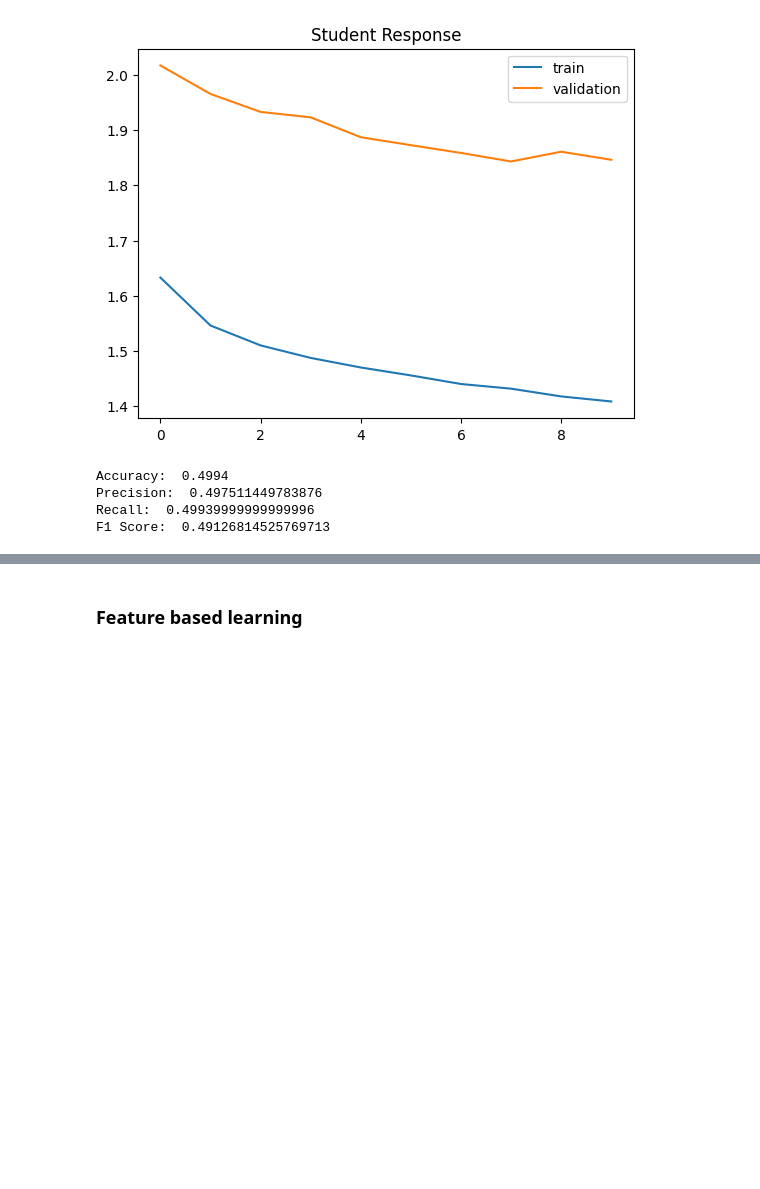
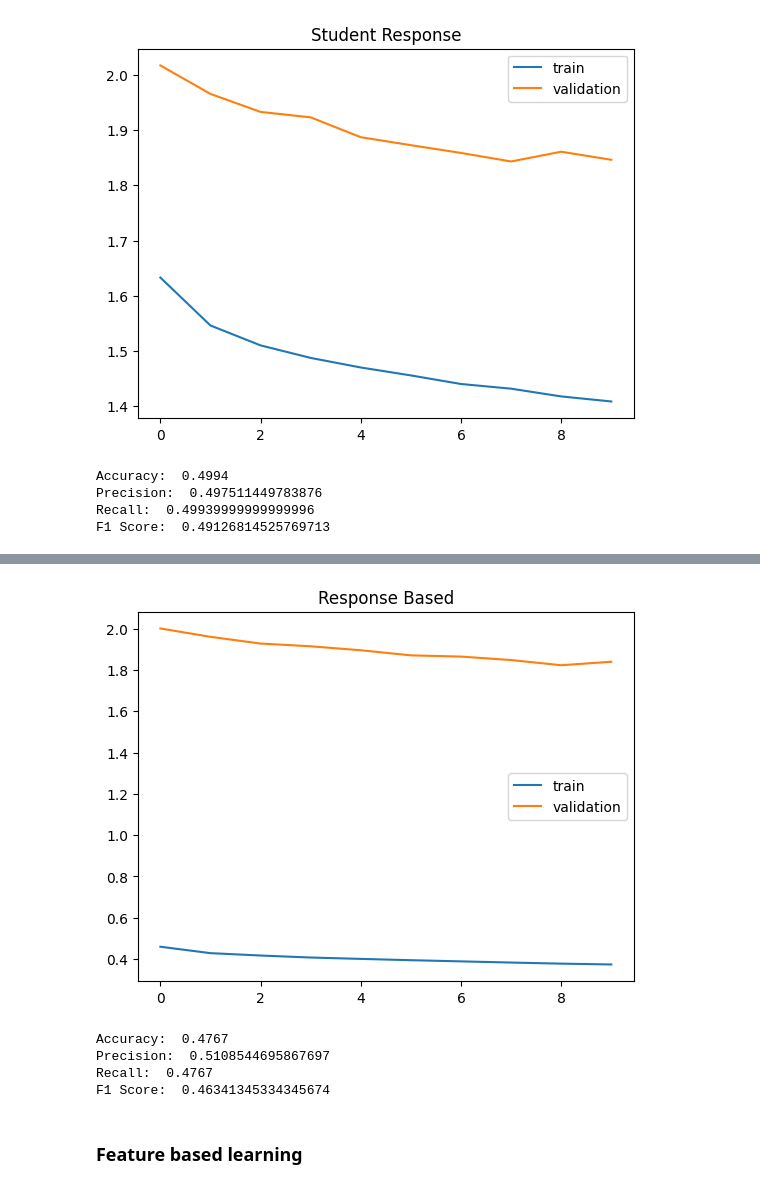
Before and after one commit to hitesh05/Knowledge-Distillation, a Jupyter notebook: ipynb_file/KD_Smai_Project_final.ipynb, the cells around one changed output, grey strips where cells are left out. Drawn from its saved outputs; the diff is of its cells as text; code cells hidden in the pictures; blank space fills up the shorter version.

```diff
--- a/ipynb_file/KD_Smai_Project.ipynb
+++ b/ipynb_file/KD_Smai_Project_final.ipynb
@@ -665,0 +724,5 @@ F1 Score:  0.49126814525769713
+# %%
+# alpha = 0.7, T = 40
+resp_ch = Student().to(device)
+resp_ch, train_loss, val_loss = distiller(teacher, resp_ch, alpha=0.7, temperature=40, is_KD_train=True)
+# %% [output]
@@ -666,3 +739,16 @@ F1 Score:  0.49126814525769713
+[figure, added]
+# %%
+# Check metrics
+acc,p,re,f1 = get_metrics(resp_ch)
+print("Accuracy: ", acc)
+print("Precision: ", p)
+print("Recall: ", re)
+print("F1 Score: ", f1)
+# %% [output]
+Accuracy:  0.4767
+Precision:  0.5108544695867697
+Recall:  0.4767
+F1 Score:  0.46341345334345674
 # %% [markdown]
 ### Feature based learning
 # %%
```
Also changed, not shown: parts of 12 cells of this notebook, 1 other file.
